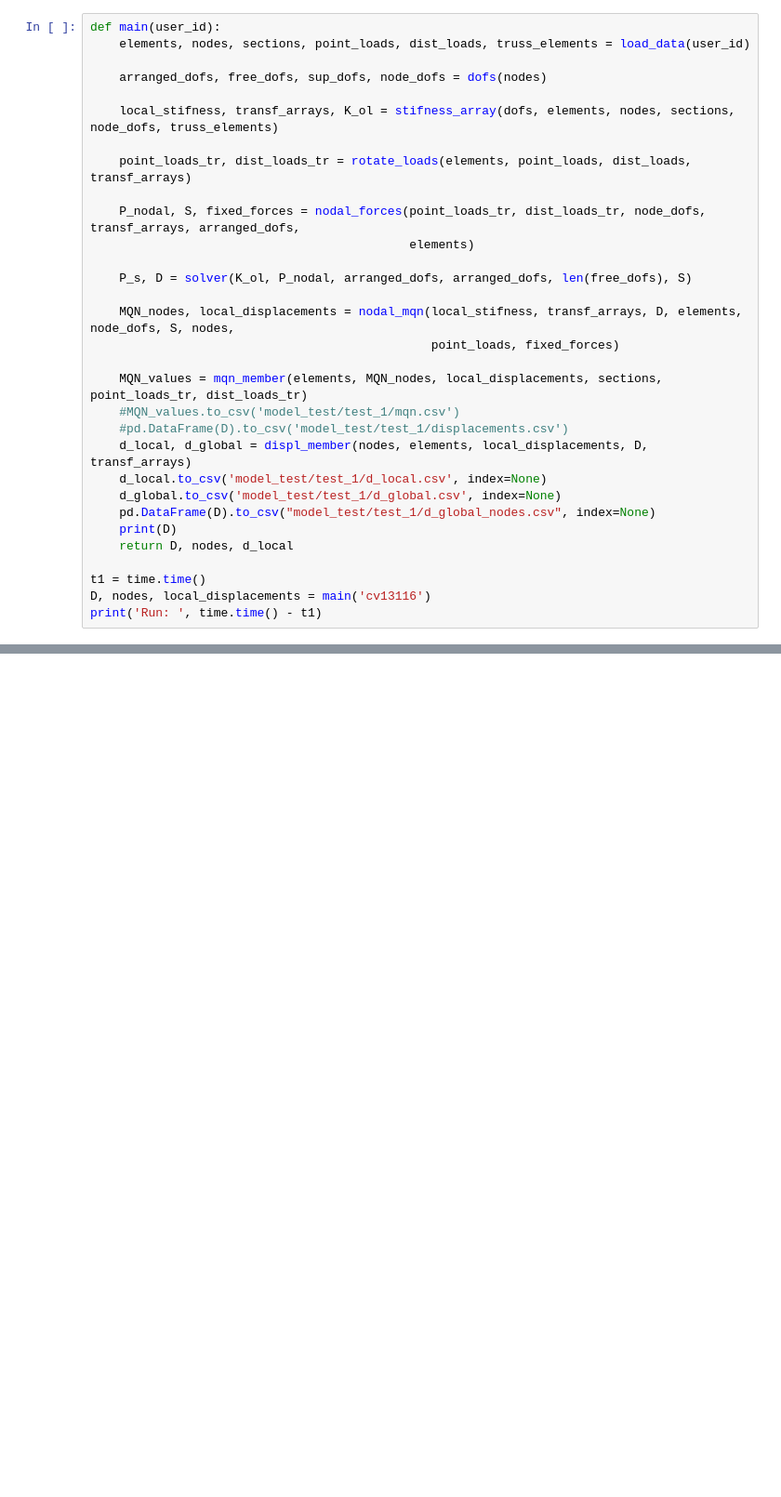
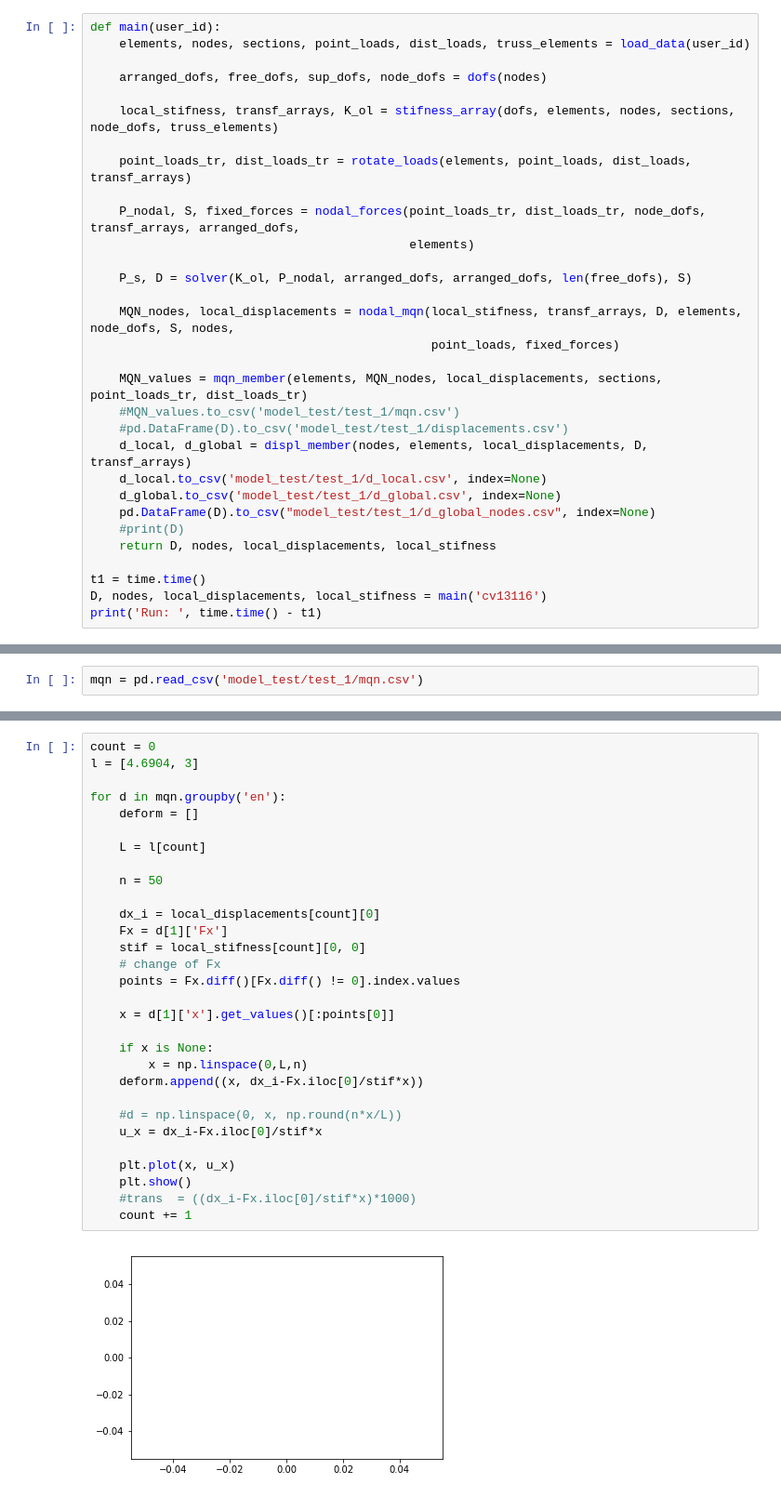
Before and after one commit to tsak1998/Thesis, a Jupyter notebook: computations_notebook.ipynb, the cells around one changed output, grey strips where cells are left out. Shown: that part at 93% size. Saved outputs shown, nothing was run; the diff lists cells and outputs as text; blank space fills up the shorter version.

Commit message:
need to fix graphics and labels

```diff
--- a/computations_notebook.ipynb
+++ b/computations_notebook.ipynb
@@ -838,10 +838,10 @@ def main(user_id):
     d_local.to_csv('model_test/test_1/d_local.csv', index=None)
     d_global.to_csv('model_test/test_1/d_global.csv', index=None)
     pd.DataFrame(D).to_csv("model_test/test_1/d_global_nodes.csv", index=None)
-    print(D)
-    return D, nodes, d_local
+    #print(D)
+    return D, nodes, local_displacements, local_stifness
 
 t1 = time.time()
-D, nodes, local_displacements = main('cv13116')
+D, nodes, local_displacements, local_stifness = main('cv13116')
 print('Run: ', time.time() - t1)
 # %% [output]
@@ -877,2 +877,4 @@ PlotlyRequestError: Hi there, you've reached the threshold of 100 combined image
 [figure]
 [figure]
+# %%
+mqn = pd.read_csv('model_test/test_1/mqn.csv')
@@ -878,0 +951,32 @@ PlotlyRequestError: Hi there, you've reached the threshold of 100 combined image
+# %%
+count = 0
+l = [4.6904, 3]
+
+for d in mqn.groupby('en'):
+    deform = []
+
+    L = l[count]
+
+    n = 50
+
+    dx_i = local_displacements[count][0]
+    Fx = d[1]['Fx']
+    stif = local_stifness[count][0, 0]
+    # change of Fx
+    points = Fx.diff()[Fx.diff() != 0].index.values
+
+    x = d[1]['x'].get_values()[:points[0]]
+
+    if x is None:
+        x = np.linspace(0,L,n)
+    deform.append((x, dx_i-Fx.iloc[0]/stif*x))
+
+    #d = np.linspace(0, x, np.round(n*x/L))
+    u_x = dx_i-Fx.iloc[0]/stif*x
+
+    plt.plot(x, u_x)
+    plt.show()
+    #trans  = ((dx_i-Fx.iloc[0]/stif*x)*1000)
+    count += 1
+# %% [output]
+[figure, added]
```
Also changed, not shown: parts of 5 cells of this notebook.
